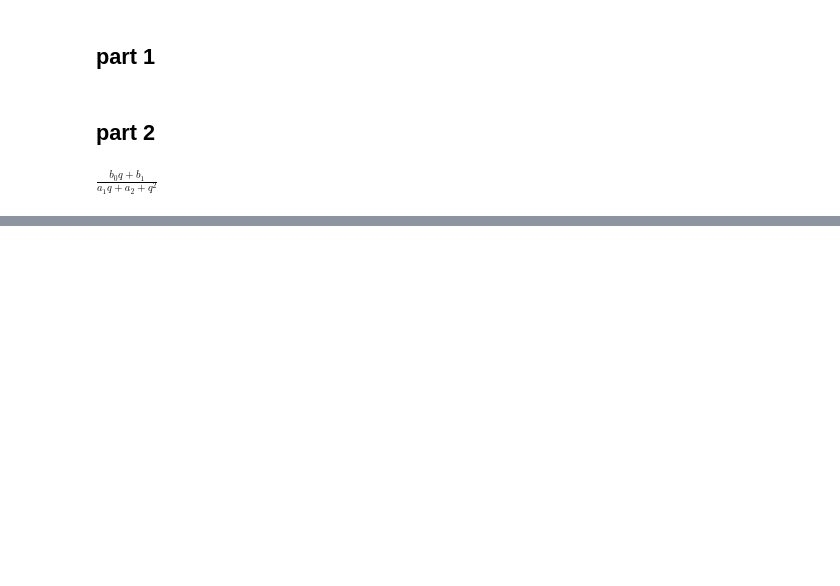
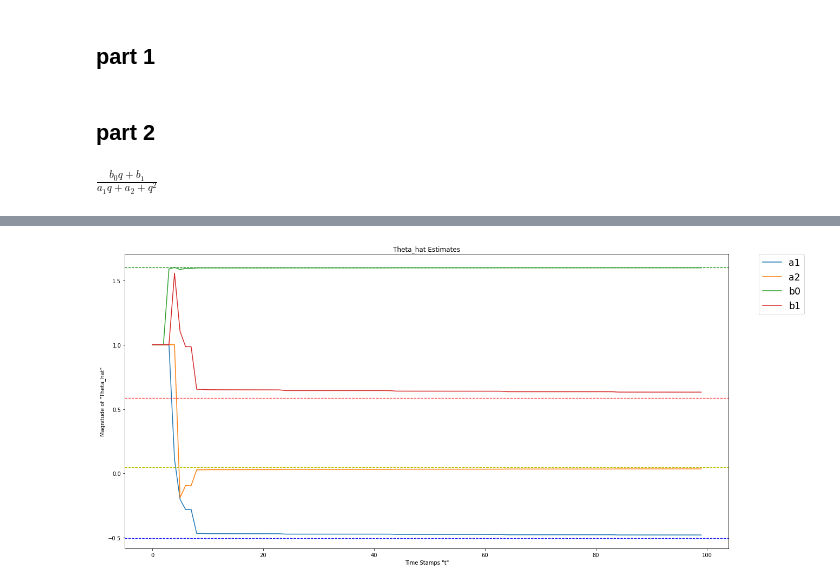
Before and after one commit to cplan082-tech/Adaptive_Control, a Jupyter notebook: assignments/A2/Clive_Plante_hw2.ipynb, the cells around one changed output, grey strips where cells are left out. Cells and saved outputs as stored; diff of their text form; code cells hidden in the pictures; blank space fills up the shorter version.

Commit message:
Fixing plots in A2Q2P4

```diff
--- a/assignments/A2/Clive_Plante_hw2.ipynb
+++ b/assignments/A2/Clive_Plante_hw2.ipynb
@@ -30,6 +32,25 @@ class numden_coeff:
     def disp(self):
         display(Markdown(r"Numerator coefficients (\beta)"), self.lst_num_coeff)
         display(Markdown(r"Denominator coefficients (alpha)"), self.lst_denum_coeff)
+# %%
+def theta_hat_ploter(df, theta0, title, line_width=1.2):
+
+    graph = sns.lineplot(data=df, dashes=False)
+
+    graph.axhline(y=theta0[0], color='b', linestyle='--', linewidth=line_width, label='a1')
+    graph.axhline(y=theta0[1], color='y', linestyle='--', linewidth=line_width, label='a2')
+    graph.axhline(y=theta0[2], color='g', linestyle='--', linewidth=line_width, label='b0')
+    graph.axhline(y=theta0[3], color='r', linestyle='--', linewidth=line_width, label='b1')
+
+    plt.title(title)
+    plt.ylabel('Magnitude of "Theta_hat"')
+    plt.xlabel('Time Stamps "t"')
+    plt.legend(bbox_to_anchor=(1.05, 1),
+               loc=2,
+               borderaxespad=0,
+               labels=df.columns,
+               fontsize='xx-large')
+    plt.show()
 # %% [markdown]
 # Problem 1
 # %% [markdown]
@@ -631,0 +573,61 @@ $\displaystyle -0.270670566473225$
+# %%
+# Tunable components vvvvvvvvvvvvvvvvvvvvvvvvvvvvvvvv
+sample_depth = 100
+starting_samples = 2
+
+lam = 1
+
+# model parameters
+a_m1 = -2*np.exp(-2)
+a_m2 = np.exp(-4)
+
+# true plant parameters
+a_1 = -0.503215
+a_2 = 0.0497871
+b_0 = 1.59831
+b_1 = 0.587984
+theta0 = np.array([a_1, a_2, b_0, b_1]).reshape(-1,1)
+
+# starting estimate for plant parameters
+est = 1
+# Tunable components ^^^^^^^^^^^^^^^^^^^^^^^^^^^^^^^^
+
+uk_subd = uk.subs([(am1, a_m1), (am2, a_m2)])
+uk_func = sp.lambdify([u_k_1, uc_k, y_k, y_k_1, a1, a2, b0, b1], uk_subd)
+
+sample_range = range(sample_depth)
+t = [i for i in sample_range]
+u_c = np.ones(sample_depth)
+u_c[np.where([m.sin(t[i]*m.pi/20)<=0 for i in sample_range])] = 0
+
+theta_hat = [np.array([est]*len(theta0)).reshape(-1,1) for _ in range(starting_samples)]
+
+y = [0]*starting_samples
+u = [0]*starting_samples
+
+I = np.identity(len(theta0))
+p = 100*I
+
+for k in range(starting_samples ,sample_depth):
+    phi = np.array([-y[-1], -y[-2], u[-1], u[-2]]).reshape(-1,1)
+
+    y.append(np.reshape(phi.T@theta0, ()))
+    K = p@phi@inv(lam + phi.T@p@phi)
+    p = (I - K@phi.T)@p/lam
+    theta_hat.append(theta_hat[-1] + K*(y[k] - phi.T@theta_hat[-1]))
+
+    u.append(np.reshape(uk_func(u[k-1], u_c[k], y[k], y[k-1],
+                                theta_hat[-1][0], theta_hat[-1][1],
+                                theta_hat[-1][2], theta_hat[-1][3]), ()))
+
+df_theta = pd.DataFrame(np.asarray(theta_hat).reshape(-1,4,), columns=['a1', 'a2', 'b0', 'b1'])
+
+theta_hat_ploter(df_theta, theta0, 'Theta_hat Estimates')
+
+plt.step(t, u)
+plt.show()
+
+plt.plot(t, y)
+plt.plot(t, u_c)
+# %% [output]
+[figure, added]
```
Also changed, not shown: parts of 31 cells of this notebook.
